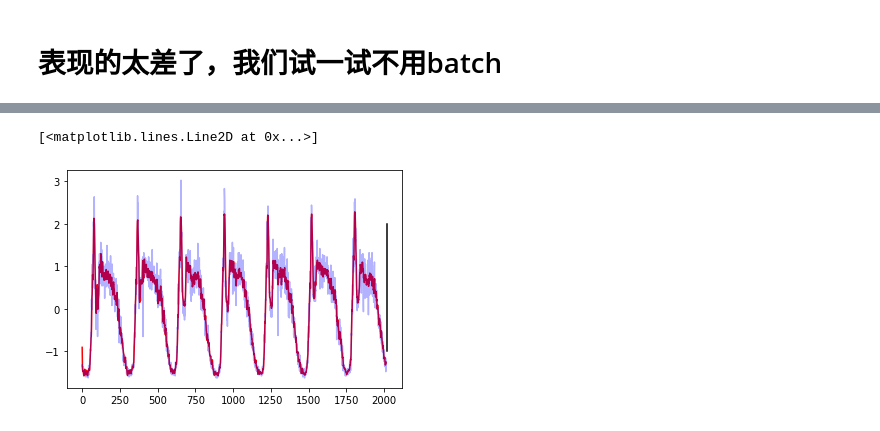
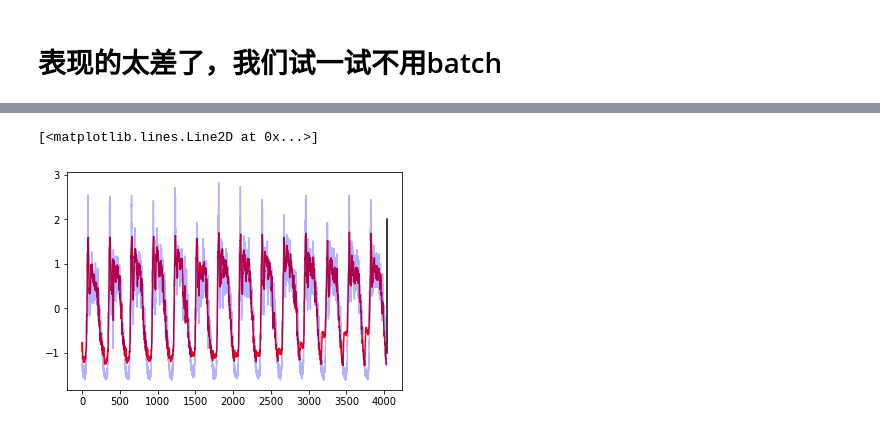
Before and after one commit to XiaofengYue/ML_Learning, a Jupyter notebook: Traffic_Prediction/Traffic_Prediction.ipynb, the cells around one changed output, grey strips where cells are left out. Saved outputs shown, nothing was run; the diff lists cells and outputs as text; code cells hidden in the pictures.

Commit message:
generate test data

```diff
--- a/Traffic_Prediction/Traffic_Prediction.ipynb
+++ b/Traffic_Prediction/Traffic_Prediction.ipynb
@@ -234,0 +174,4 @@ pred_x_1 = net(batch_var_x[-1].view(-1,seq_len,5).cuda()).view(-1).cpu().detach(
+# %%
+# loss = 'MSE'
+net = train_model(epoch=200, data_x=batch_var_x, data_y=batch_var_y, loss_name='MSE')
+save_model(net, './MSE_loss.pkl')
@@ -234,0 +182,3 @@ pred_x_1 = net(batch_var_x[-1].view(-1,seq_len,5).cuda()).view(-1).cpu().detach(
+# %%
+net.load_state_dict(torch.load('MSE_loss.pkl'))
+plot_train(net)
@@ -234,0 +189,3 @@ pred_x_1 = net(batch_var_x[-1].view(-1,seq_len,5).cuda()).view(-1).cpu().detach(
+# %%
+df = load_csv_data('data/test.csv',  index_col='5 Minutes')
+df['Lane 1 Flow (Veh/5 Minutes)'].plot(figsize=(15,5), alpha=0.5)
@@ -234,0 +202,7 @@ pred_x_1 = net(batch_var_x[-1].view(-1,seq_len,5).cuda()).view(-1).cpu().detach(
+# %%
+net.load_state_dict(torch.load('custom_loss.pkl'))
+res = []
+for i in range(12*24, test_x.shape[0]):
+    # 按理说这个pred_test_y是和test_y[12*24+i]等同的地位
+    pre_test_y = net(test_x[:i].view(1, -1, 5).cuda()).view(-1)[-1]
+    res.append(pre_test_y.cpu().detach().numpy())
@@ -235,8 +219,7 @@ pred_x_1 = net(batch_var_x[-1].view(-1,seq_len,5).cuda()).view(-1).cpu().detach(
 # %%
-
-plt.plot(pred_x_1, 'r', label='pred')
-plt.plot(batch_var_y[-1], 'b', label='real', alpha=0.3)
-plt.plot([batch_size, batch_size], [-1, 2], color='k', label='train | pred')
+plt.plot(res, 'r', label='pred')
+plt.plot(test_y[12*24:], 'b', label='real', alpha=0.3)
+plt.plot([len(res), len(res)], [-1, 2], color='k', label='train | pred')
 # %% [output]
 [<matplotlib.lines.Line2D at 0x...>]
-[figure, old version]
+[figure, new version]
```
Also changed, not shown: parts of 31 cells of this notebook, 2 other files.
